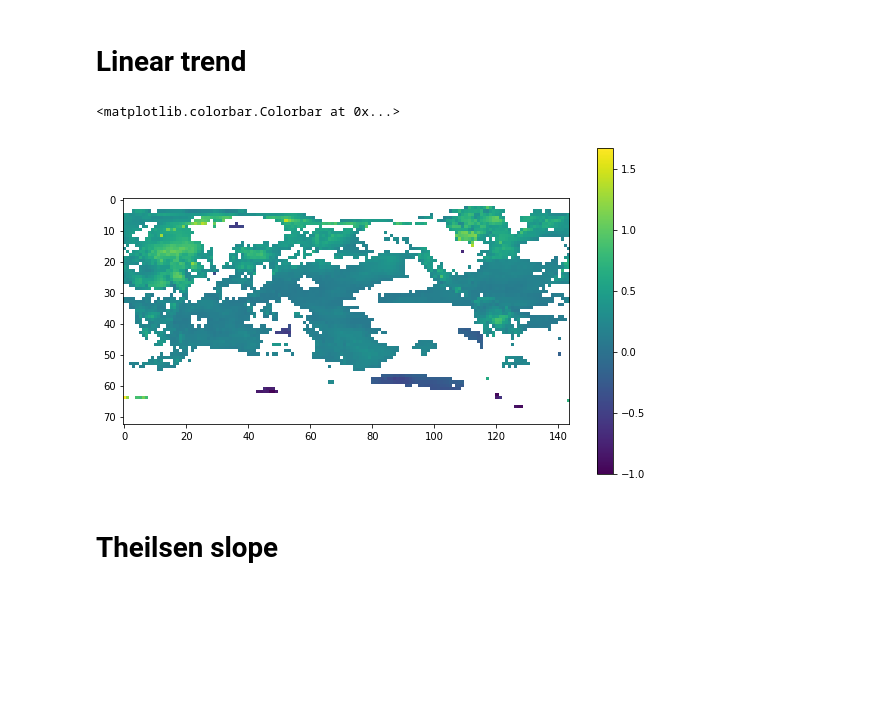
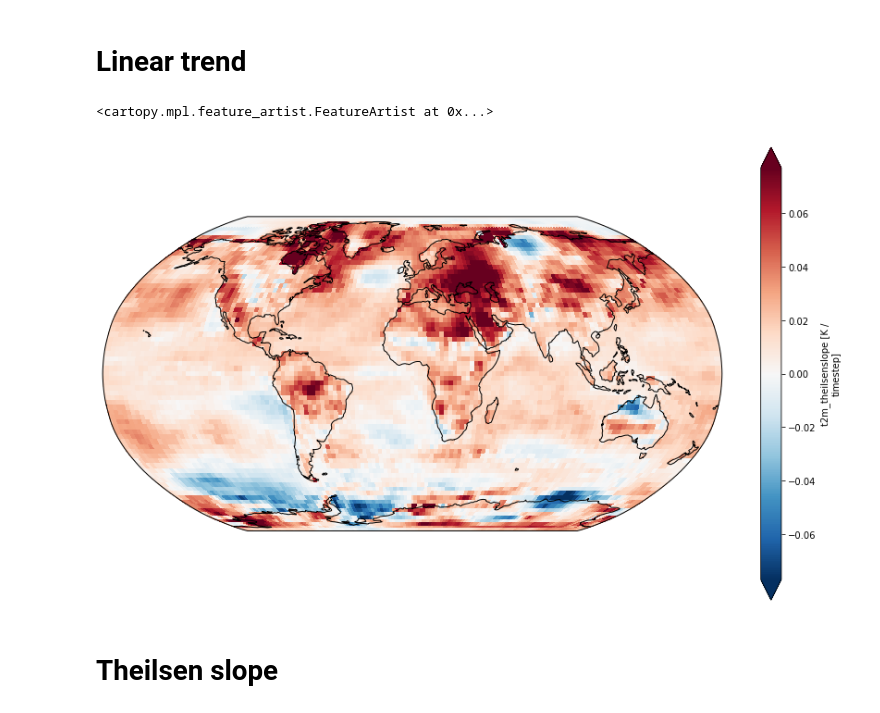
Before and after one commit to bascrezee/trend_framework, a Jupyter notebook: example_trends_3d.ipynb, the cells around one changed output. Cells and saved outputs as stored; diff of their text form; code cells hidden in the pictures; blank space fills up the shorter version.

Commit message:
Modified examples to include map plots

```diff
--- a/example_trends_3d.ipynb
+++ b/example_trends_3d.ipynb
@@ -48,15 +45,15 @@ Attributes:
     long_name:  2 metre temperature
 # %% [markdown]
 # Linear trend
-# %%
-trend,pvalue = dask.array.apply_along_axis(lineartrend,0,mydat.data)
-trend_masked = np.ma.masked_array(data=trend,mask=(pvalue >= 0.05)) # dask computation will take place at this line
-
-plt.figure(figsize=(10,6))
-plt.imshow(10*trend_masked) # Convert to units/decade
-plt.colorbar()
-# %% [output]
-<matplotlib.colorbar.Colorbar at 0x...>
-[figure, removed]
+# %%
+lintrend,linpvalue = lineartrend(mydat)
+# %%
+fig = plt.figure(figsize=(15, 9))
+ax = fig.add_subplot(111, projection=ccrs.Robinson())
+lintrend.plot(ax=ax, transform=ccrs.PlateCarree(),robust=True) # Note that computation takes place at this place
+ax.coastlines()
+# %% [output]
+<cartopy.mpl.feature_artist.FeatureArtist at 0x...>
+[figure, added]
 # %% [markdown]
 # Theilsen slope
```
Also changed, not shown: parts of 7 cells of this notebook.
